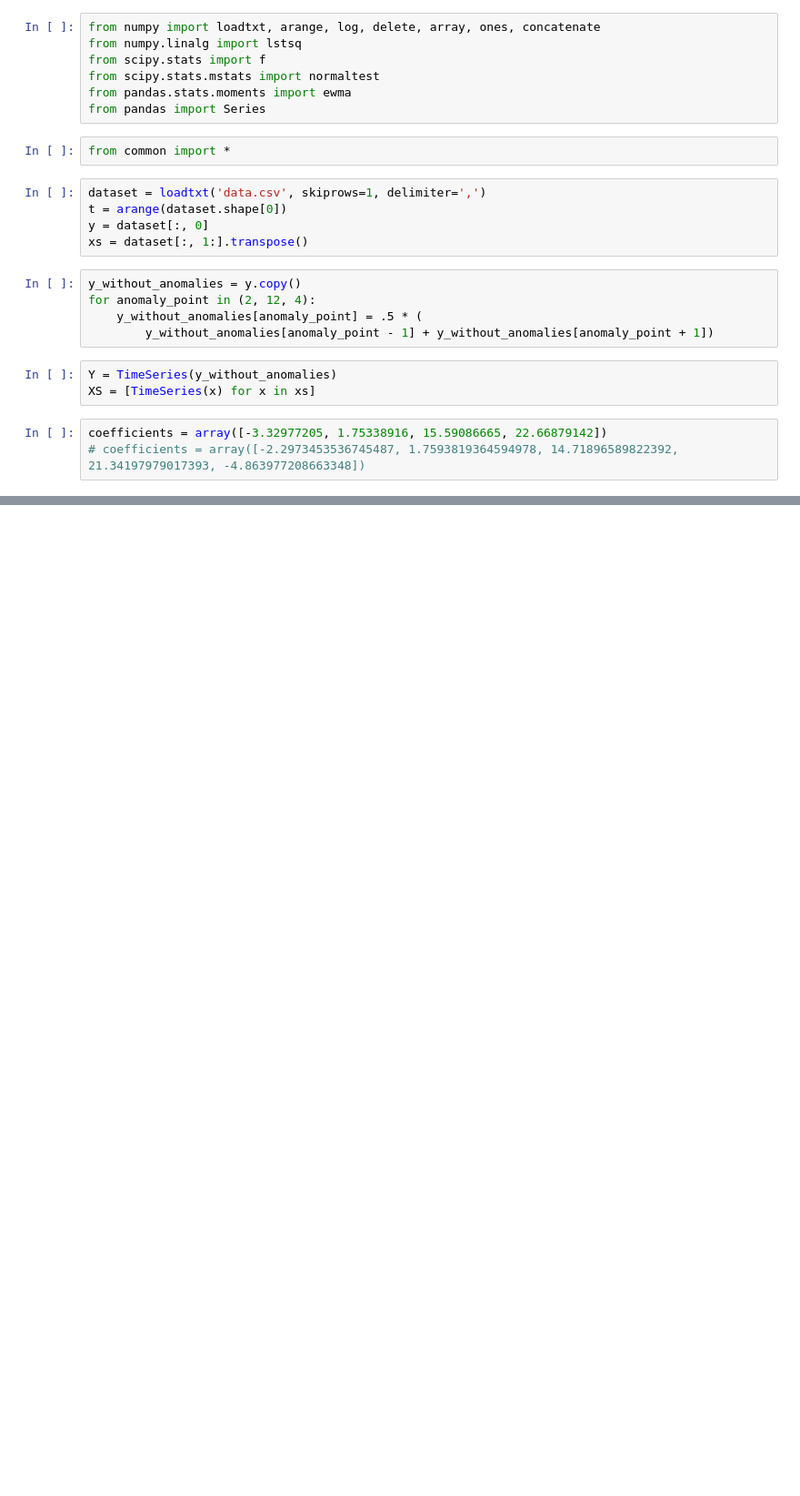
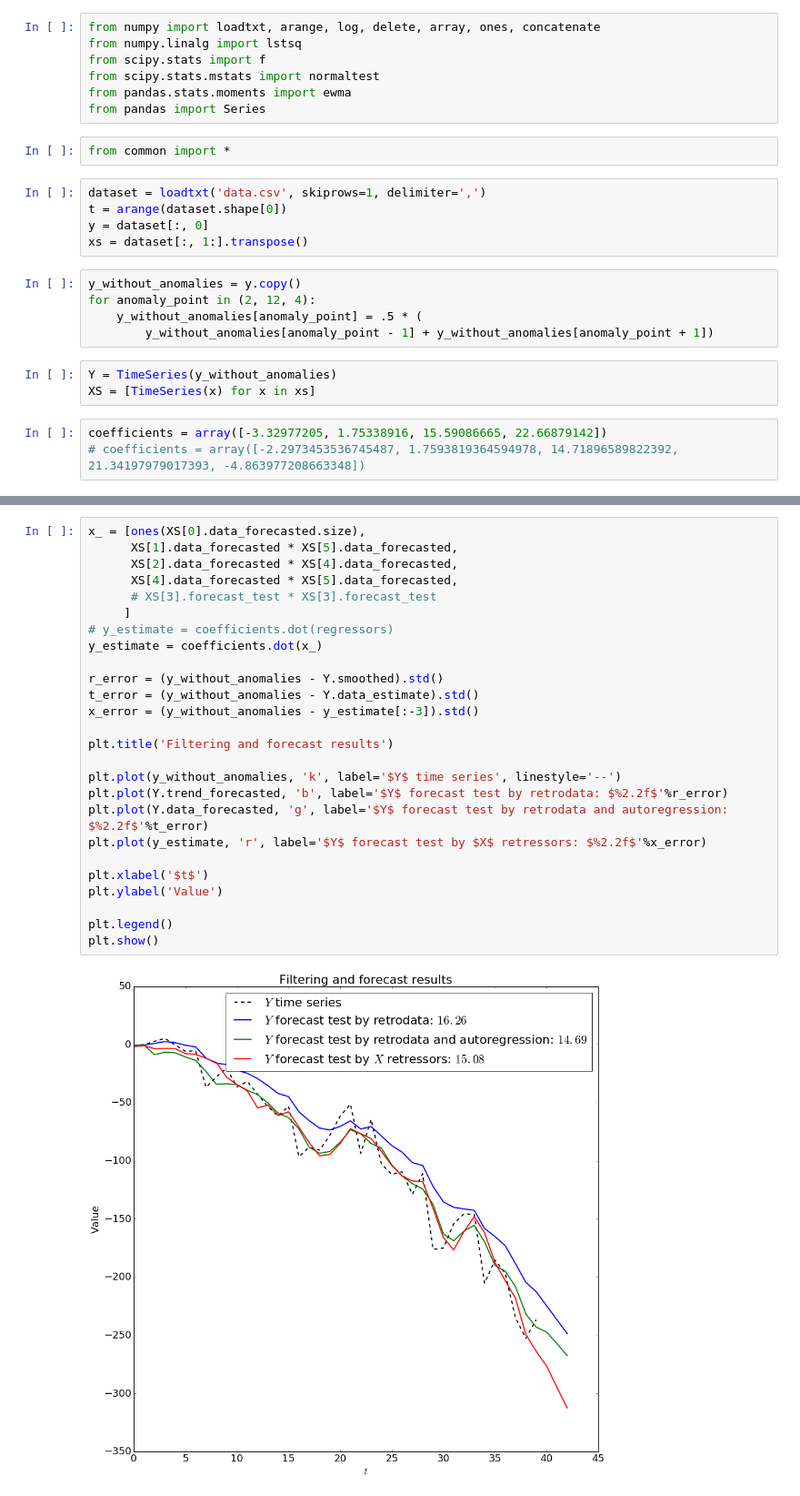
Before and after one commit to definability/statistical-analysis, a Jupyter notebook: course/Notebook/Coursework3.ipynb, the cells around one changed output, grey strips where cells are left out. Shown at 91% size. Saved outputs shown, nothing was run; the diff lists cells and outputs as text; blank space fills up the shorter version.

```diff
--- a/course/Notebook/Coursework3.ipynb
+++ b/course/Notebook/Coursework3.ipynb
@@ -56,0 +63,28 @@ plt.show()
+# %%
+x_ = [ones(XS[0].data_forecasted.size),
+      XS[1].data_forecasted * XS[5].data_forecasted,
+      XS[2].data_forecasted * XS[4].data_forecasted,
+      XS[4].data_forecasted * XS[5].data_forecasted,
+      # XS[3].forecast_test * XS[3].forecast_test
+     ]
+# y_estimate = coefficients.dot(regressors)
+y_estimate = coefficients.dot(x_)
+
+r_error = (y_without_anomalies - Y.smoothed).std()
+t_error = (y_without_anomalies - Y.data_estimate).std()
+x_error = (y_without_anomalies - y_estimate[:-3]).std()
+
+plt.title('Filtering and forecast results')
+
+plt.plot(y_without_anomalies, 'k', label='$Y$ time series', linestyle='--')
+plt.plot(Y.trend_forecasted, 'b', label='$Y$ forecast test by retrodata: $%2.2f$'%r_error)
+plt.plot(Y.data_forecasted, 'g', label='$Y$ forecast test by retrodata and autoregression: $%2.2f$'%t_error)
+plt.plot(y_estimate, 'r', label='$Y$ forecast test by $X$ retressors: $%2.2f$'%x_error)
+
+plt.xlabel('$t$')
+plt.ylabel('Value')
+
+plt.legend()
+plt.show()
+# %% [output]
+[figure, added]
```
Also changed, not shown: parts of 2 cells of this notebook.
